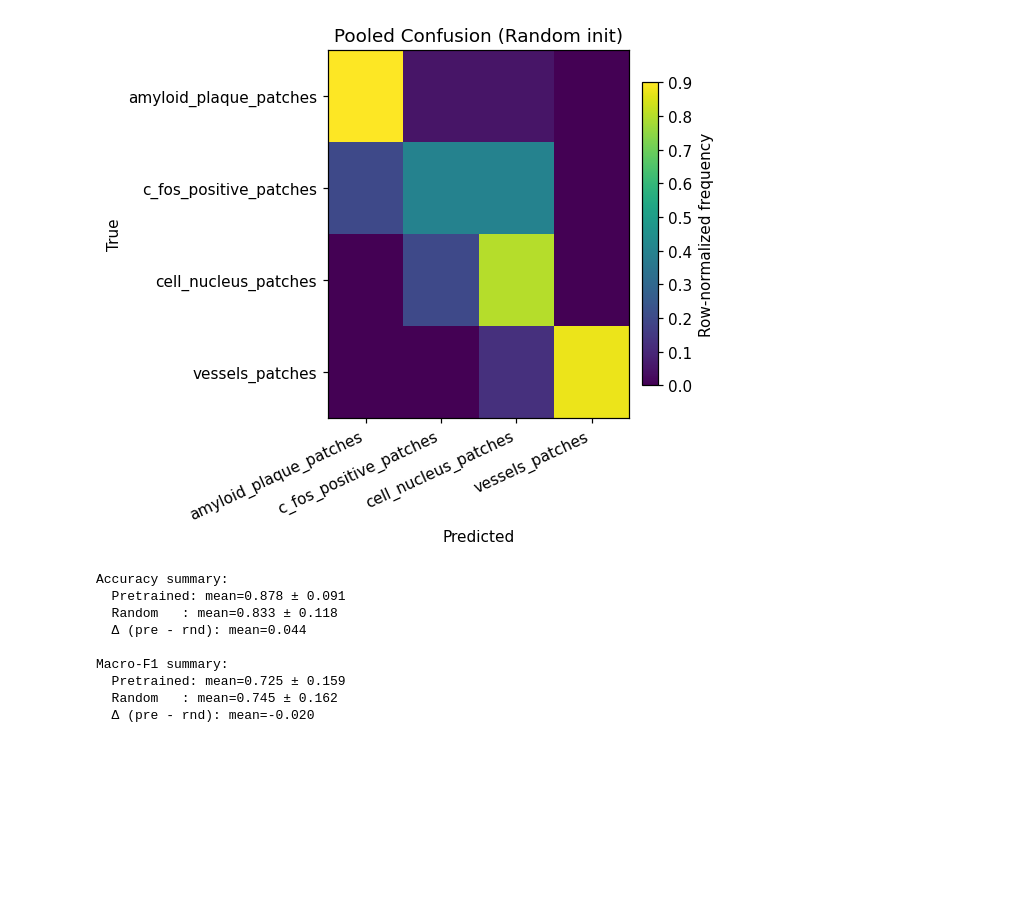
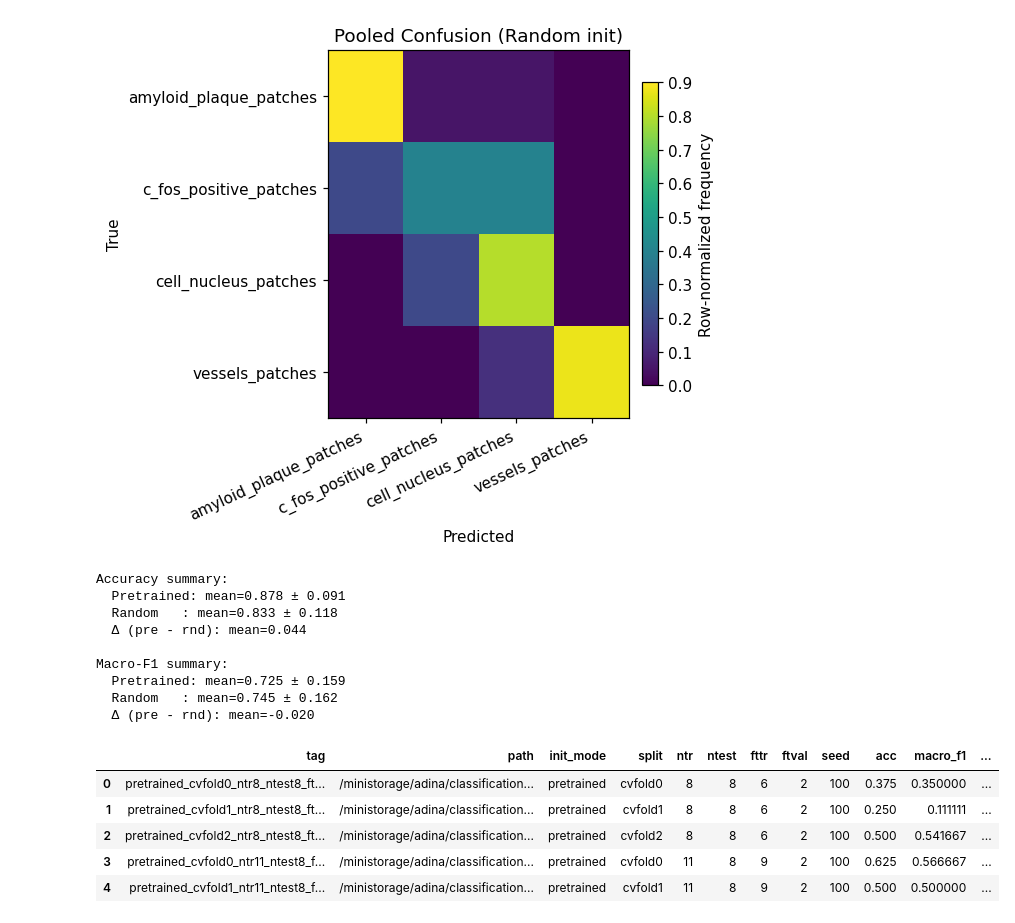
Before and after one commit to AdinaScheinfeld/ssl_project, a Jupyter notebook: notebooks/plot_classification_results.ipynb, the cells around one changed output. Drawn from its saved outputs; the diff is of its cells as text; code cells hidden in the pictures; blank space fills up the shorter version.

```diff
--- a/notebooks/plot_classification_results.ipynb
+++ b/notebooks/plot_classification_results.ipynb
@@ -715,3 +715,99 @@ Macro-F1 summary:
   Pretrained: mean=0.725 ± 0.159
   Random   : mean=0.745 ± 0.162
   Δ (pre - rnd): mean=-0.020
+# %%
+# --- Setup ---
+import re
+from pathlib import Path
+import pandas as pd
+import numpy as np
+import matplotlib.pyplot as plt
+
+ROOT = Path("/ministorage/adina/classification_eval/folds3_test2/cls_metrics/classification")
+
+# Regex to parse your tag strings:
+# e.g. "pretrained_cvfold2_ntr40_ntest10_fttr32_ftval8_seed100"
+TAG_RE = re.compile(
+    r"^(?P<init_mode>pretrained|random)_"                # init mode
+    r"(?P<split>cvfold\d+|percent_[^_]*)"               # split descriptor
+    r"_ntr(?P<ntr>\d+)_ntest(?P<ntest>\d+)"             # pool sizes
+    r"_fttr(?P<fttr>\d+)_ftval(?P<ftval>\d+)_seed(?P<seed>\d+)$"  # finetune split + seed
+)
+
+def parse_tag(tag: str):
+    m = TAG_RE.match(tag)
+    if not m:
+        return None
+    d = m.groupdict()
+    # cast numeric fields
+    for k in ["ntr", "ntest", "fttr", "ftval", "seed"]:
+        d[k] = int(d[k])
+    return d
+
+def read_overall_from_per_class_metrics(csv_path: Path):
+    """
+    Your per_class_metrics has an '__OVERALL__' row with 'ACC=...' and 'MACRO_F1=...'.
+    We'll parse those two values cleanly.
+    """
+    df = pd.read_csv(csv_path)
+    # last row should be __OVERALL__
+    last = df.iloc[-1]
+    # columns: class_name, support, precision, recall, f1_score
+    # last row has strings like 'ACC=0.812500' and 'MACRO_F1=0.755000'
+    acc_str = str(last["precision"])
+    mf1_str = str(last["recall"])
+    def _parse_metric(s, key):
+        # expects e.g. "ACC=0.812500"
+        if isinstance(s, str) and s.startswith(key + "="):
+            try:
+                return float(s.split("=", 1)[1])
+            except Exception:
+                return np.nan
+        return np.nan
+    acc = _parse_metric(acc_str, "ACC")
+    macro_f1 = _parse_metric(mf1_str, "MACRO_F1")
+    support = int(last["support"])
+    return acc, macro_f1, support
+
+def collect_runs(root: Path):
+    rows = []
+    for sub in sorted(root.iterdir()):
+        if not sub.is_dir():
+            continue
+        tag = sub.name
+        meta = parse_tag(tag)
+        if not meta:
+            # skip anything that doesn't follow the tag convention
+            continue
+
+        # find the per_class_metrics CSV (be tolerant to exact filename)
+        pcs = list(sub.glob(f"per_class_metrics_{tag}.csv"))
+        if not pcs:
+            # fallback: any per_class_metrics*.csv in the folder
+            pcs = list(sub.glob("per_class_metrics*.csv"))
+        if not pcs:
+            continue
+        per_class_csv = pcs[0]
+
+        acc, macro_f1, support = read_overall_from_per_class_metrics(per_class_csv)
+        rows.append({
+            "tag": tag,
+            "path": str(sub),
+            **meta,                      # init_mode, split, ntr, ntest, fttr, ftval, seed
+            "acc": acc,
+            "macro_f1": macro_f1,
+            "support_total": support,
+        })
+    return pd.DataFrame(rows)
+
+df = collect_runs(ROOT)
+df.sort_values(["init_mode", "fttr", "tag"], inplace=True)
+df.reset_index(drop=True, inplace=True)
+df.head()
+# %% [output]
+|  | tag | path | init_mode | split | ntr | ntest | fttr | ftval | seed | acc | macro_f1 | ... |
+| 0 | pretrained_cvfold0_ntr8_ntest8_ft... | /ministorage/adina/classification... | pretrained | cvfold0 | 8 | 8 | 6 | 2 | 100 | 0.375 | 0.350000 | ... |
+| 1 | pretrained_cvfold1_ntr8_ntest8_ft... | /ministorage/adina/classification... | pretrained | cvfold1 | 8 | 8 | 6 | 2 | 100 | 0.250 | 0.111111 | ... |
+| 2 | pretrained_cvfold2_ntr8_ntest8_ft... | /ministorage/adina/classification... | pretrained | cvfold2 | 8 | 8 | 6 | 2 | 100 | 0.500 | 0.541667 | ... |
+| 3 | pretrained_cvfold0_ntr11_ntest8_f... | /ministorage/adina/classification... | pretrained | cvfold0 | 11 | 8 | 9 | 2 | 100 | 0.625 | 0.566667 | ... |
+| 4 | pretrained_cvfold1_ntr11_ntest8_f... | /ministorage/adina/classification... | pretrained | cvfold1 | 11 | 8 | 9 | 2 | 100 | 0.500 | 0.500000 | ... |
```
Also changed, not shown: parts of 3 cells of this notebook, 5 other files.
